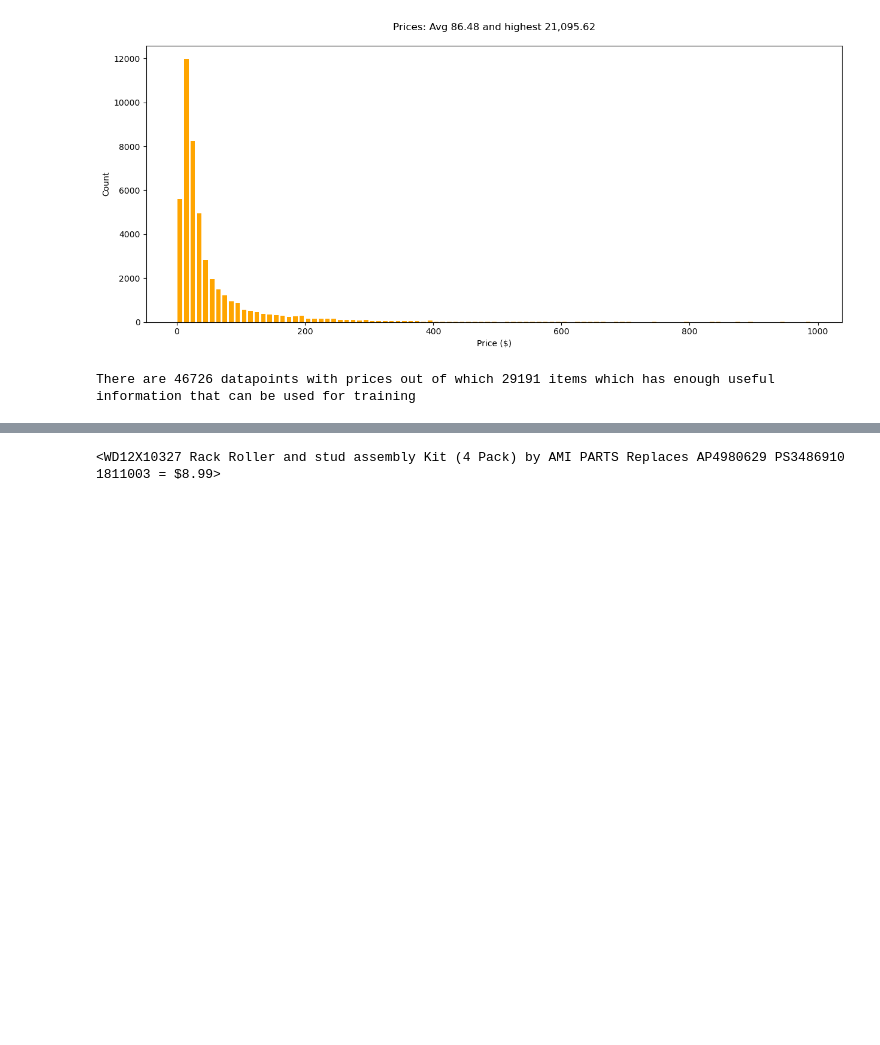
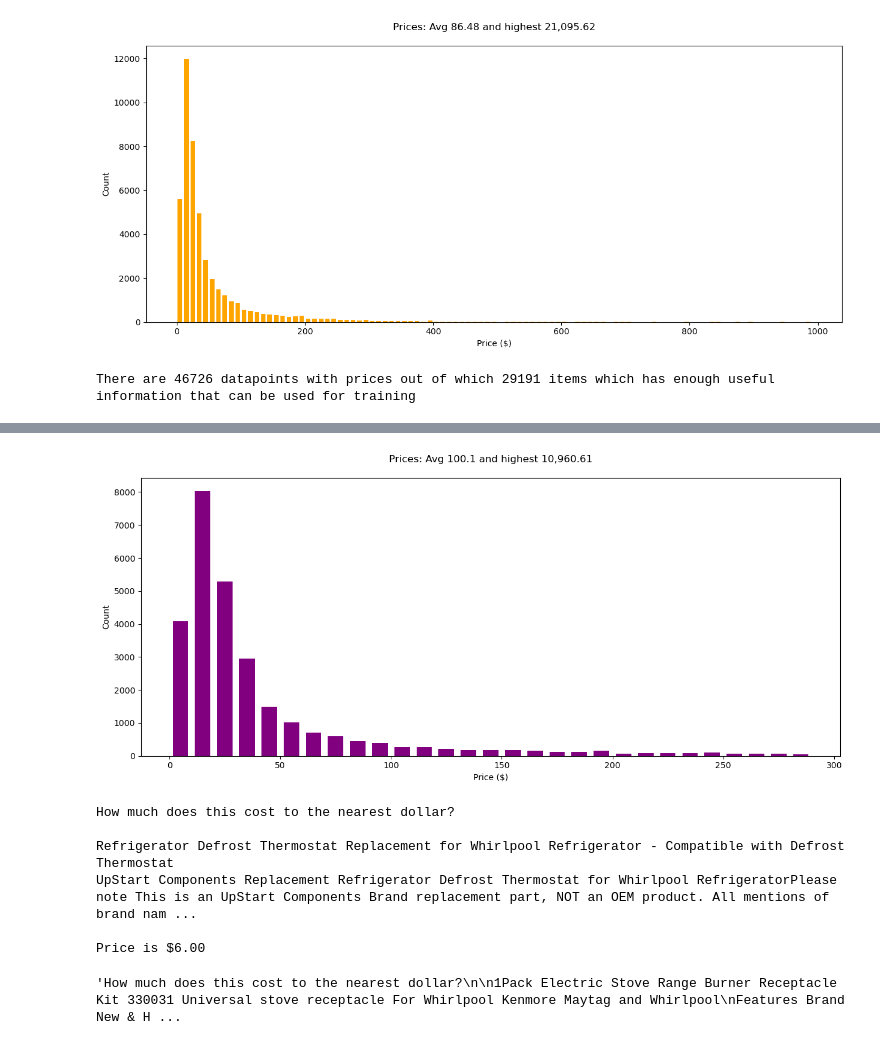
Before and after one commit to vikramjitbora/llm-product-price, a Jupyter notebook: Data_Setup.ipynb, the cells around one changed output, grey strips where cells are left out. Saved outputs shown, nothing was run; the diff lists cells and outputs as text; code cells hidden in the pictures; blank space fills up the shorter version.

```diff
--- a/Data_Setup.ipynb
+++ b/Data_Setup.ipynb
@@ -163,4 +182,25 @@ There are 46726 datapoints with prices out of which 29191 items which has enough
+# %%
+# Plot the distribution of prices
+
+prices = [item.price for item in items]
+plt.figure(figsize=(15, 6))
+plt.title(f"Prices: Avg {sum(prices)/len(prices):,.1f} and highest {max(prices):,}\n")
+plt.xlabel('Price ($)')
+plt.ylabel('Count')
+plt.hist(prices, rwidth=0.7, color="purple", bins=range(0, 300, 10))
+plt.show()
+# %% [output]
+[figure, added]
 # %%
-items[0]
+print(items[29190].prompt)
 # %% [output]
-<WD12X10327 Rack Roller and stud assembly Kit (4 Pack) by AMI PARTS Replaces AP4980629 PS3486910 1811003 = $8.99>
+How much does this cost to the nearest dollar?
+
+Refrigerator Defrost Thermostat Replacement for Whirlpool Refrigerator - Compatible with Defrost Thermostat
+UpStart Components Replacement Refrigerator Defrost Thermostat for Whirlpool RefrigeratorPlease note This is an UpStart Components Brand replacement part, NOT an OEM product. All mentions of brand nam ...
+
+Price is $6.00
+# %%
+items[150].prompt
+# %% [output]
+'How much does this cost to the nearest dollar?\n\n1Pack Electric Stove Range Burner Receptacle Kit 330031 Universal stove receptacle For Whirlpool Kenmore Maytag and Whirlpool\nFeatures Brand New & H ...
```
Also changed, not shown: parts of 35 cells of this notebook, 2 other files.
